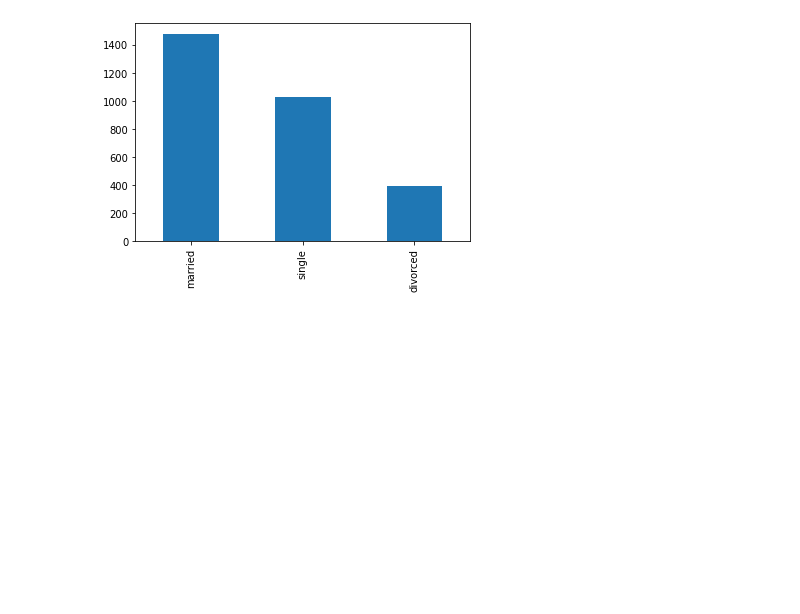
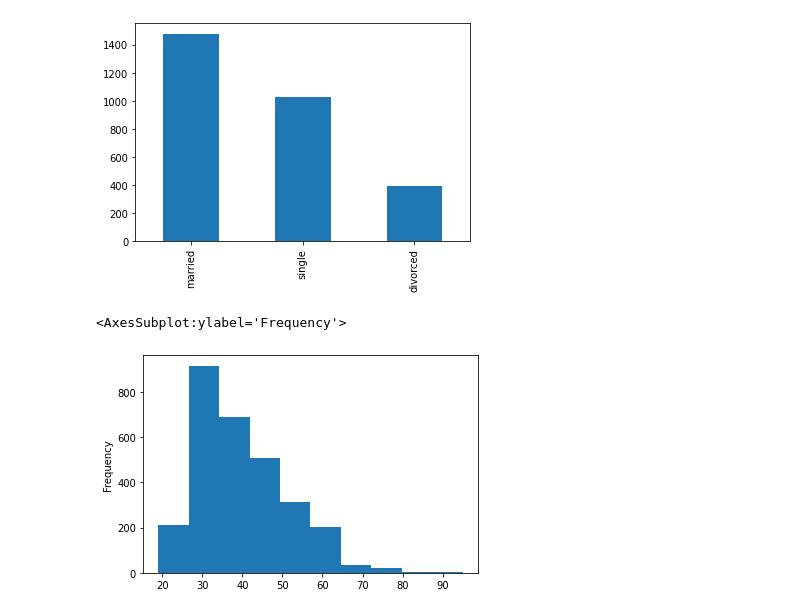
Before and after one commit to alyssaolivia/1mcXaqZGTgcawuPb, a Jupyter notebook: Term Marketing.ipynb, the cells around one changed output. Drawn from its saved outputs; the diff is of its cells as text; code cells hidden in the pictures; blank space fills up the shorter version.

```diff
--- a/Term Marketing.ipynb
+++ b/Term Marketing.ipynb
@@ -151,3 +151,8 @@ data_subscribed["marital"].value_counts().plot(kind='bar')
 # %% [output]
 <AxesSubplot:>
 [figure]
+# %%
+data_subscribed["age"].plot.hist(bins=10)
+# %% [output]
+<AxesSubplot:ylabel='Frequency'>
+[figure, added]
```
Also changed, not shown: parts of 2 cells of this notebook.
